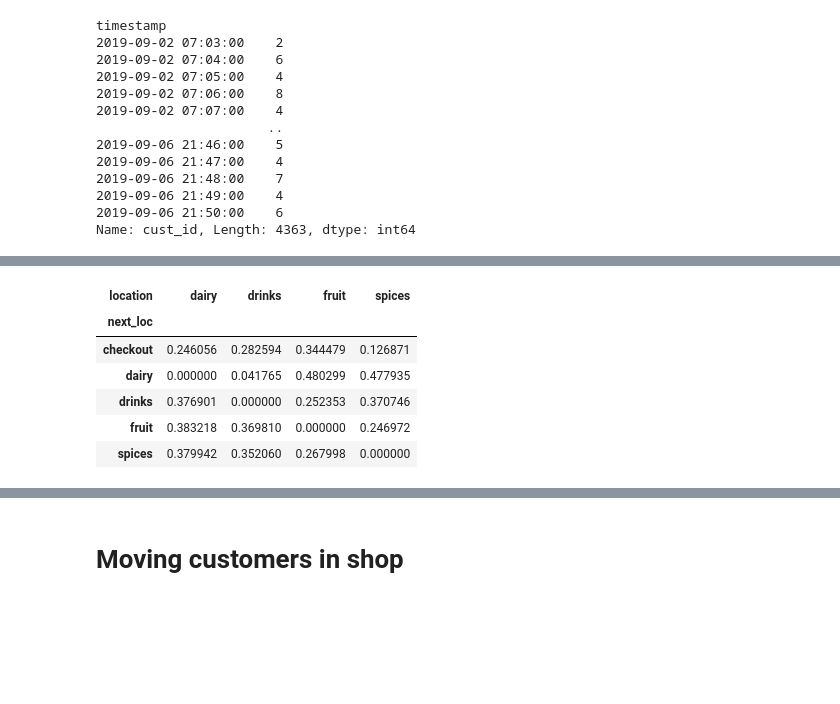
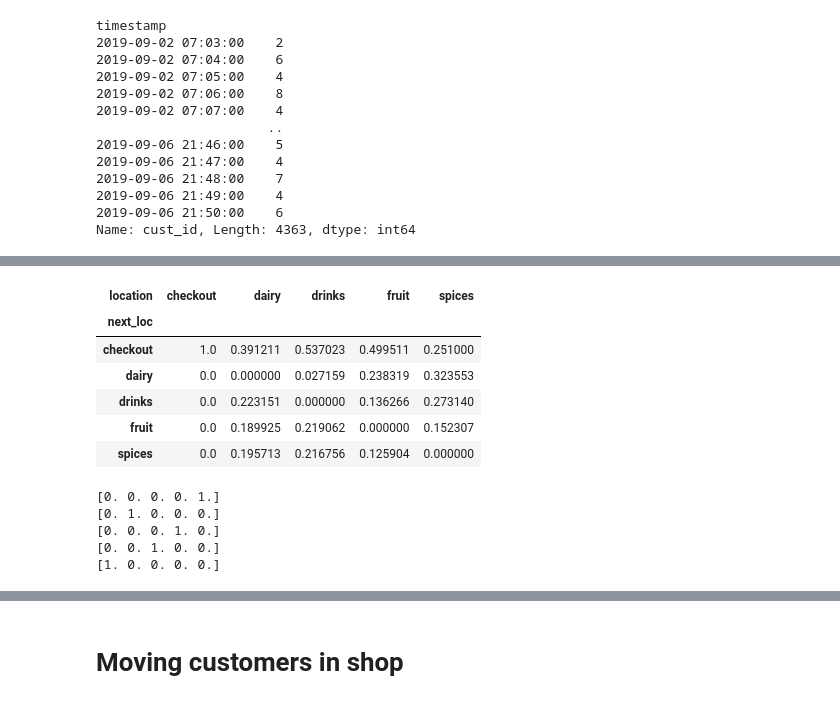
Before and after one commit to pi-dotcom/Markov-simulation, a Jupyter notebook: EDA_NH.ipynb, the cells around one changed output, grey strips where cells are left out. Drawn from its saved outputs; the diff is of its cells as text; code cells hidden in the pictures; blank space fills up the shorter version.

```diff
--- a/EDA_NH.ipynb
+++ b/EDA_NH.ipynb
@@ -12,9 +12,11 @@ import matplotlib.pyplot as plt
 # Read in all csv-files
 all_files = glob.glob("data\*.CSV")
 
+day_list = ["monday.csv", "tuesday.csv", "wednesday.csv", "thursday.csv", "friday.csv"]
+
 df_list = []
-for f in all_files:
-    cur_df = pd.read_csv(f, header=0, delimiter=";")
+for f in day_list:
+    cur_df = pd.read_csv(f"data\{f}", header=0, delimiter=";")
     cur_df.columns = cur_df.columns.str.strip()
     df_list.append(cur_df)
 df = pd.concat(df_list)
@@ -28,6 +30,12 @@ def datetime_gen(df, dt_list, var='datetime'):
         df["dayofweek"] = df['weekday'].apply(lambda x: days[x])
     df[var]=pd.DatetimeIndex(df[var])
     return df
+# %%
+def create_dummies(df, column,dummy_na=False,drop_first=False):
+    import pandas as pd
+    dummies = pd.get_dummies(df[column], dummy_na=dummy_na, drop_first=drop_first)
+    df = pd.concat([df, dummies], axis=1, ignore_index=False)
+    return df
 # %%
 # Apply function
 dt_list = ['weekday', 'hour', 'minute'] # 'day', 'month', 'year',
@@ -132,3 +140,5 @@ df
 # %%
 # add before / afer structure
 df["next_loc"]= df.groupby("cust_id")["location"].shift(-1)
+df = create_dummies(df, "location")
+df
@@ -135,12 +159,16 @@ df["next_loc"]= df.groupby("cust_id")["location"].shift(-1)
 # %%
 # Transition probabilities
-trans_prob=pd.crosstab(df['next_loc'], df['location'], normalize=0)
+trans_prob=pd.crosstab(df['next_loc'], df['location'], normalize=1)
+trans_prob["checkout"] = 0.0
+trans_prob["checkout"].iloc[[0,0]]= 1.0
+loc_list = ['checkout', 'dairy', 'drinks', 'fruit', 'spices']
+trans_prob = trans_prob[loc_list]
 trans_prob
 # %% [output]
-| location | dairy | drinks | fruit | spices |
-| next_loc |  |  |  |  |
-| checkout | 0.246056 | 0.282594 | 0.344479 | 0.126871 |
-| dairy | 0.000000 | 0.041765 | 0.480299 | 0.477935 |
-| drinks | 0.376901 | 0.000000 | 0.252353 | 0.370746 |
-| fruit | 0.383218 | 0.369810 | 0.000000 | 0.246972 |
-| spices | 0.379942 | 0.352060 | 0.267998 | 0.000000 |
+| location | checkout | dairy | drinks | fruit | spices |
+| next_loc |  |  |  |  |  |
+| checkout | 1.0 | 0.391211 | 0.537023 | 0.499511 | 0.251000 |
+| dairy | 0.0 | 0.000000 | 0.027159 | 0.238319 | 0.323553 |
+| drinks | 0.0 | 0.223151 | 0.000000 | 0.136266 | 0.273140 |
+| fruit | 0.0 | 0.189925 | 0.219062 | 0.000000 | 0.152307 |
+| spices | 0.0 | 0.195713 | 0.216756 | 0.125904 | 0.000000 |
@@ -147,3 +185,17 @@ trans_prob
+# %%
+import random
+choices = np.dot(trans_prob_arr, initial.T)
+while choices[0]!=1.0:
+    next_step = np.zeros(5)
+    next_step[np.where(choices==list(random.choices(choices, weights=choices, k=1)))[0]]=1
+    choices = np.dot(trans_prob_arr, next_step.T)
+    print(next_step)
+# %% [output]
+[0. 0. 0. 0. 1.]
+[0. 1. 0. 0. 0.]
+[0. 0. 0. 1. 0.]
+[0. 0. 1. 0. 0.]
+[1. 0. 0. 0. 0.]
 # %%
 class Customer:
 
```
Also changed, not shown: parts of 10 cells of this notebook.
